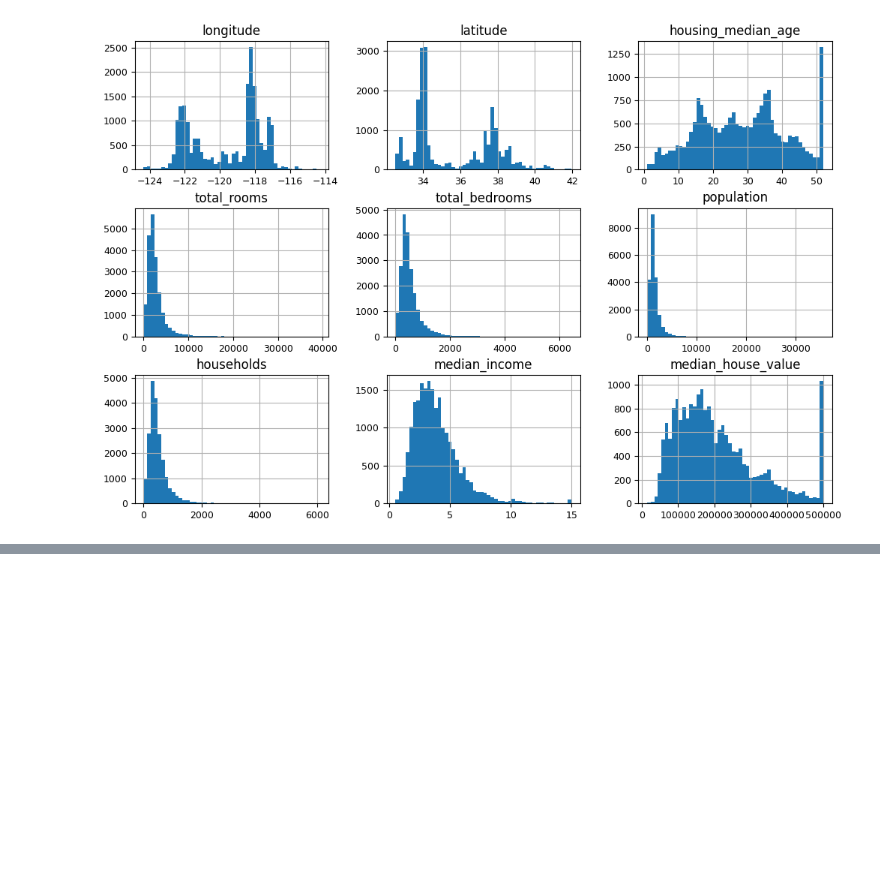
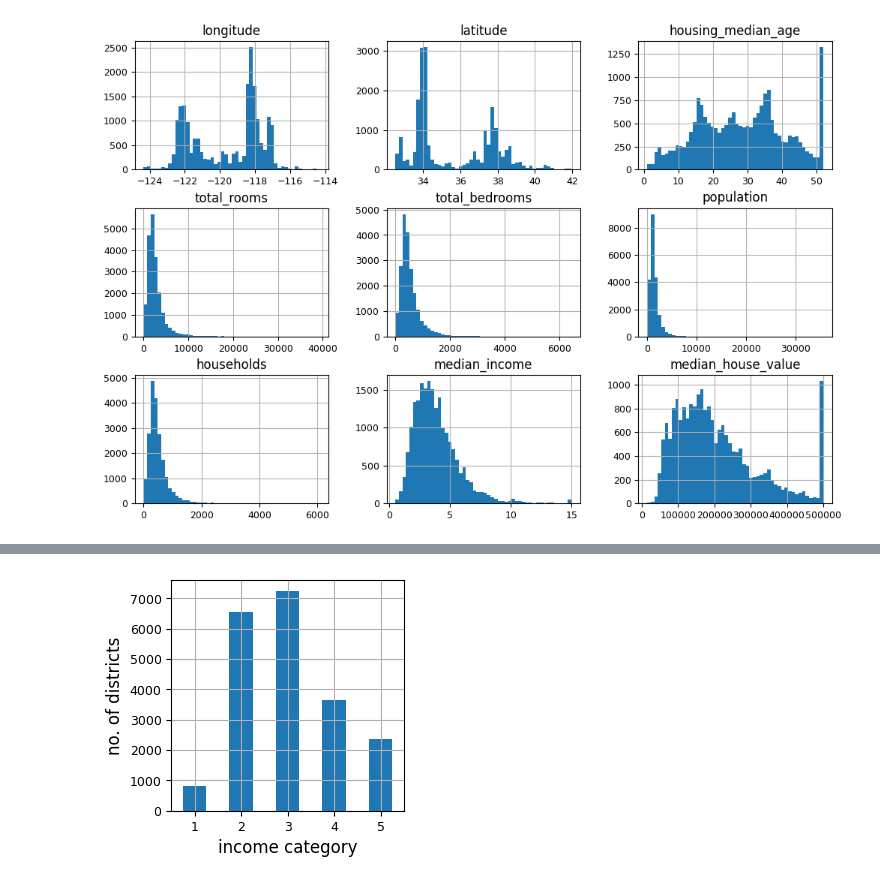
Before and after one commit to leztien/portfolio-project-linear-regression-for-price-prediction, a Jupyter notebook: exploratory_data_analysis.ipynb, the cells around one changed output, grey strips where cells are left out. Drawn from its saved outputs; the diff is of its cells as text; code cells hidden in the pictures; blank space fills up the shorter version.

```diff
--- a/exploratory_data_analysis.ipynb
+++ b/exploratory_data_analysis.ipynb
@@ -80,0 +87,6 @@ df.hist(bins=50, figsize=(12, 8));
+# %%
+df['income_cat'] = pd.cut(df['median_income'],
+                          bins=[0., 1.5, 3.0, 4.5, 6., np.inf],
+                          right=False,
+                          labels=[1, 2, 3, 4, 5])
+df.head()
@@ -80,0 +100,7 @@ df.hist(bins=50, figsize=(12, 8));
+# %%
+# Vizualise the categories
+df['income_cat'].value_counts().sort_index().plot.bar(rot=0, grid=True, figsize=(3,3))
+plt.xlabel("income category")
+plt.ylabel("no. of districts");
+# %% [output]
+[figure, added]
```
Also changed, not shown: parts of 13 cells of this notebook.
